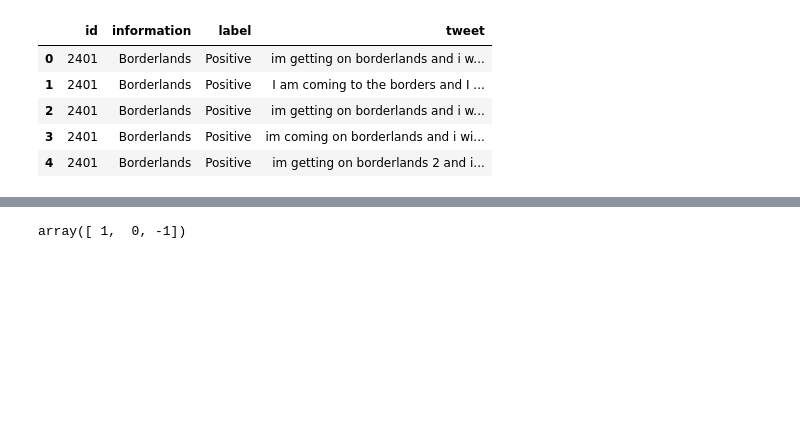
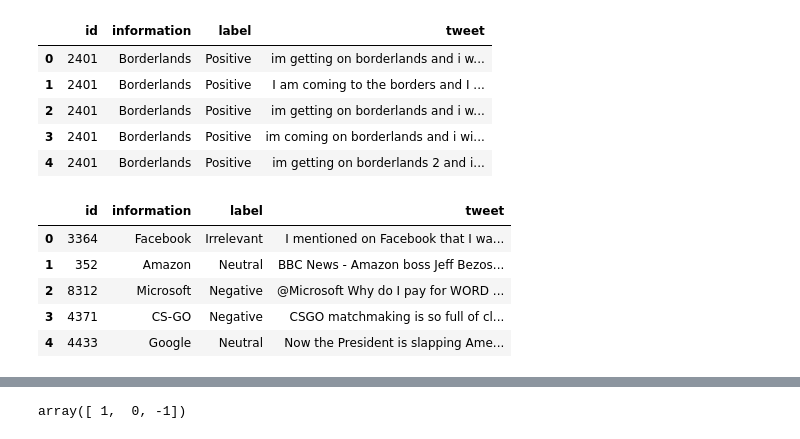
Before and after one commit to prasadposture/Twitter-Sentiment-Analysis, a Jupyter notebook: Twitter-Sentiment-Analysis-using-DTC.ipynb, the cells around one changed output, grey strips where cells are left out. Drawn from its saved outputs; the diff is of its cells as text; code cells hidden in the pictures; blank space fills up the shorter version.

Commit message:
Kaggle Notebook | Twitter Sentiment Analysis using DTC | Version 3

```diff
--- a/Twitter-Sentiment-Analysis-using-DTC.ipynb
+++ b/Twitter-Sentiment-Analysis-using-DTC.ipynb
@@ -23,3 +30,14 @@ df.head()
 | 2 | 2401 | Borderlands | Positive | im getting on borderlands and i w... |
 | 3 | 2401 | Borderlands | Positive | im coming on borderlands and i wi... |
 | 4 | 2401 | Borderlands | Positive | im getting on borderlands 2 and i... |
+# %%
+df2 = pd.read_csv('/kaggle/input/twitter-entity-sentiment-analysis/twitter_validation.csv',header=None)
+df2.columns=['id','information','label','tweet']
+df2.head()
+# %% [output]
+|  | id | information | label | tweet |
+| 0 | 3364 | Facebook | Irrelevant | I mentioned on Facebook that I wa... |
+| 1 | 352 | Amazon | Neutral | BBC News - Amazon boss Jeff Bezos... |
+| 2 | 8312 | Microsoft | Negative | @Microsoft Why do I pay for WORD ... |
+| 3 | 4371 | CS-GO | Negative | CSGO matchmaking is so full of cl... |
+| 4 | 4433 | Google | Neutral | Now the President is slapping Ame... |
```
Also changed, not shown: parts of 31 cells of this notebook.
